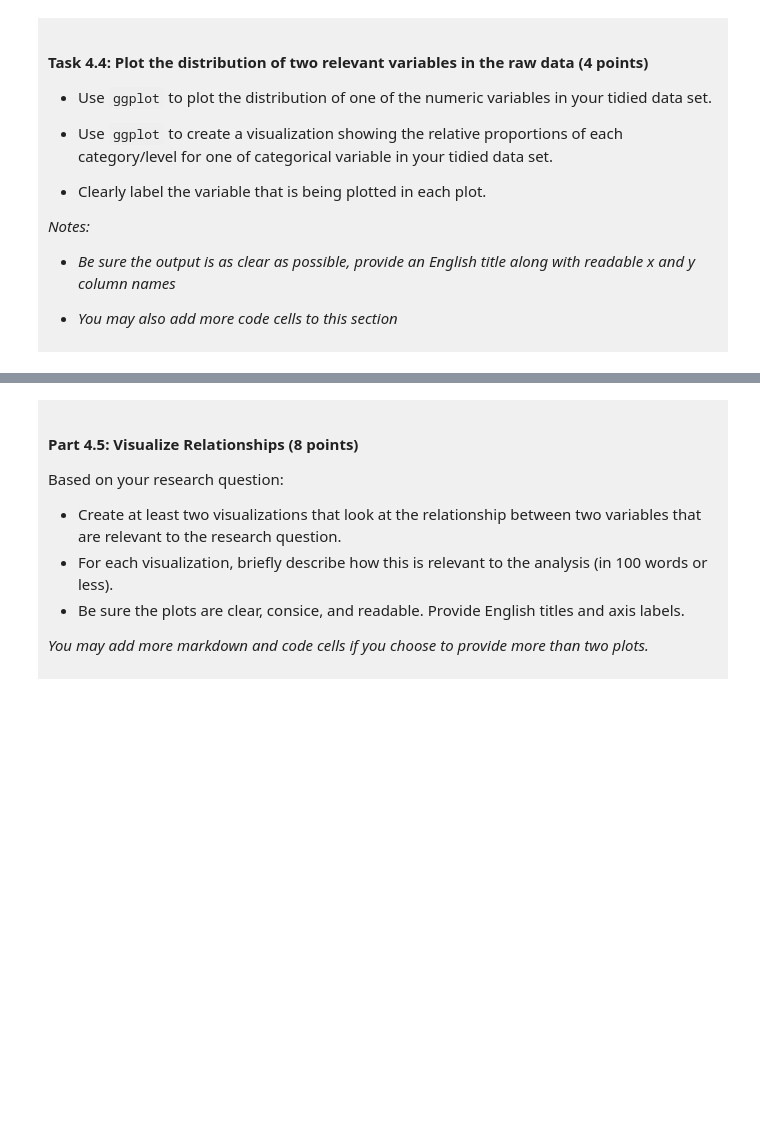
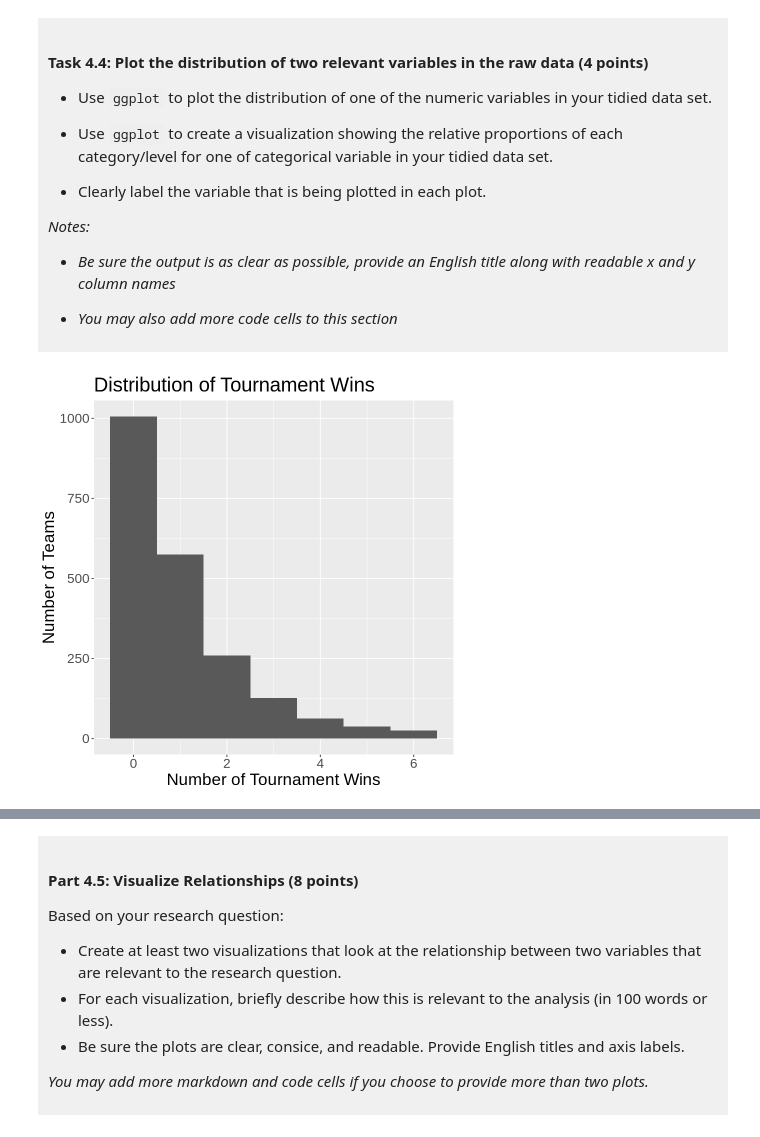
Before and after one commit to CrazyAligator92/dsci-100-project-mobin-javadi, a Jupyter notebook: dsci-100-project-notebook.ipynb, the cells around one changed output, grey strips where cells are left out. Drawn from its saved outputs; the diff is of its cells as text; code cells hidden in the pictures; blank space fills up the shorter version.

```diff
--- a/dsci-100-project-notebook.ipynb
+++ b/dsci-100-project-notebook.ipynb
@@ -207,9 +217,9 @@ Produce a tidy data set that could be used to answer your research question usin
 </div>
 # %%
 womens_mm_tidy <- womens_march_madness |>
-select(seed, reg_wins, reg_losses, tourney_wins, school) |>   # Select the predictors and outcome for the research question
-                                                              #(add school as one catagorical variable)
-drop_na() # Remove rows with missing values
+  select(seed, reg_wins, reg_losses, tourney_wins, school)
+  # Select the predictors and outcome for the research question
+  # Add school as one categorical variable
 
 slice(womens_mm_tidy, 1:6)  # Display the first 6 rows
 # %% [output]
@@ -289,5 +360,17 @@ You will refine your research question (if needed) and produce a tidy data set.
 
 </div>
 # %%
-### EDIT THIS CODE CELL FOR PLOT 1 ###
+tourney_histogram <-
+ggplot(womens_mm_tidy, aes(x = tourney_wins))+
+    geom_histogram(binwidth = 1)+
+    labs(
+        title = "Distribution of Tournament Wins",  #put in title, x axis, y axis, and a histogram of tourney_wins.
+        x = "Number of Tournament Wins",
+        y = "Number of Teams")+
+    theme(text = element_text(size = 20))
+
+
+tourney_histogram
+# %% [output]
+[figure, added]
 # %%
```
Also changed, not shown: parts of 10 cells of this notebook.
